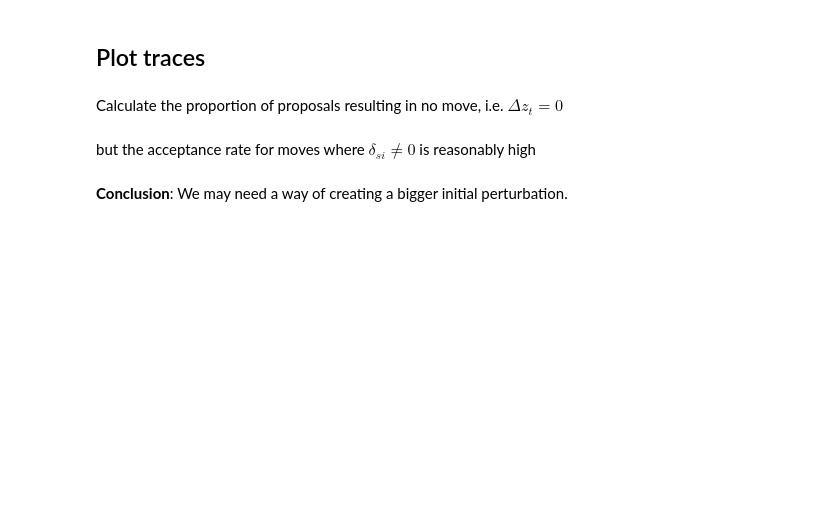
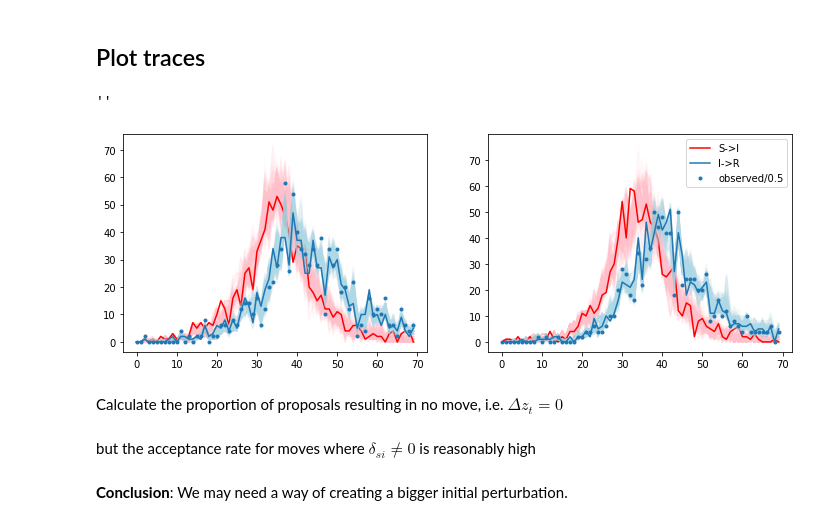
Before and after one commit to chrism0dwk/chain_binomial_rippler, a Jupyter notebook: CBR_SIR.ipynb, the cells around one changed output. Saved outputs shown, nothing was run; the diff lists cells and outputs as text; code cells hidden in the pictures; blank space fills up the shorter version.

```diff
--- a/CBR_SIR.ipynb
+++ b/CBR_SIR.ipynb
@@ -300,11 +288,17 @@ class CBRKernel(tfp.mcmc.TransitionKernel):
 
     def bootstrap_results(self, current_state):
         with tf.name_scope("CBRKernel/bootstrap_results"):
+
+            num_pop = current_state.shape[-3]
+            num_times = current_state.shape[-2]
+            num_transitions = current_state.shape[-1]
+            num_states = self.model.stoichiometry.shape[-1]
+
             return CBRResults(target_log_prob=self.target_log_prob(current_state),
                               is_accepted=tf.constant(False),
-                              delta=tf.zeros((1,2), current_state.dtype),
-                              current_state_t=tf.zeros([current_state.shape[-3], self.model.stoichiometry.shape[-1]], current_state.dtype),
-                              initial_ripple=tf.zeros((2, 1), current_state.dtype),
+                              delta=tf.zeros((num_pop, num_transitions), current_state.dtype),
+                              current_state_t=tf.zeros([num_pop, num_states], current_state.dtype),
+                              initial_ripple=tf.zeros((num_transitions, num_pop), current_state.dtype),
                               timepoint=tf.constant(0, dtype=tf.int32),
                               seed=samplers.zeros_seed(),
                              )
@@ -357,14 +369,22 @@ ValueError: in user code:
 # %% [markdown]
 ## Plot traces
 # %%
-plt.plot(samples[::20, 0, :, 0].numpy().T, alpha=0.05, color='pink')
-plt.plot(events[0, :, 0].numpy(), color='red', label="S->I")
-plt.plot(samples[::20, 0, :, 1].numpy().T, alpha=0.05, color='lightblue')
-plt.plot(events[0, :, 1].numpy(), color='C0', label="I->R")
-plt.plot(range(samples.shape[-2]), observed_cases[0]*2, '.', label='observed/0.5')
+def plot_meta(m, ax):
+    ax.plot(samples[::20, m, :, 0].numpy().T, alpha=0.05, color='pink')
+    ax.plot(events[m, :, 0].numpy(), color='red', label="S->I")
+    ax.plot(samples[::20, m, :, 1].numpy().T, alpha=0.05, color='lightblue')
+    ax.plot(events[m, :, 1].numpy(), color='C0', label="I->R")
+    ax.plot(range(samples.shape[-2]), observed_cases[m]*2, '.', label='observed/0.5')
+
+fig, ax = plt.subplots(1, 2, figsize=[12, 4])
+plot_meta(0, ax[0])
+plot_meta(1, ax[1])
 
 plt.legend()
 ;
+# %% [output]
+''
+[figure, added]
 # %%
 # Traceplot of number of I->R events at time 0
 plt.plot(samples[:, 0, 25, 1])
```
Also changed, not shown: parts of 7 cells of this notebook.
